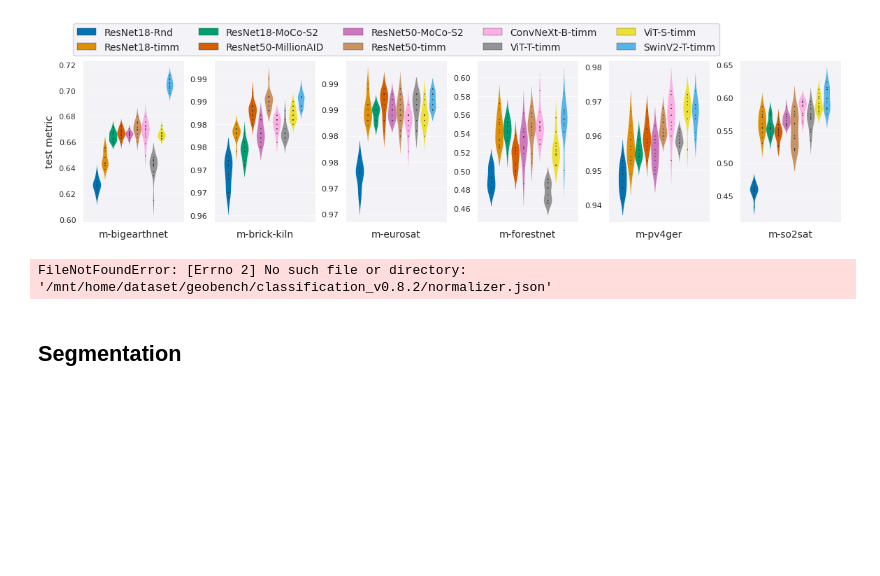
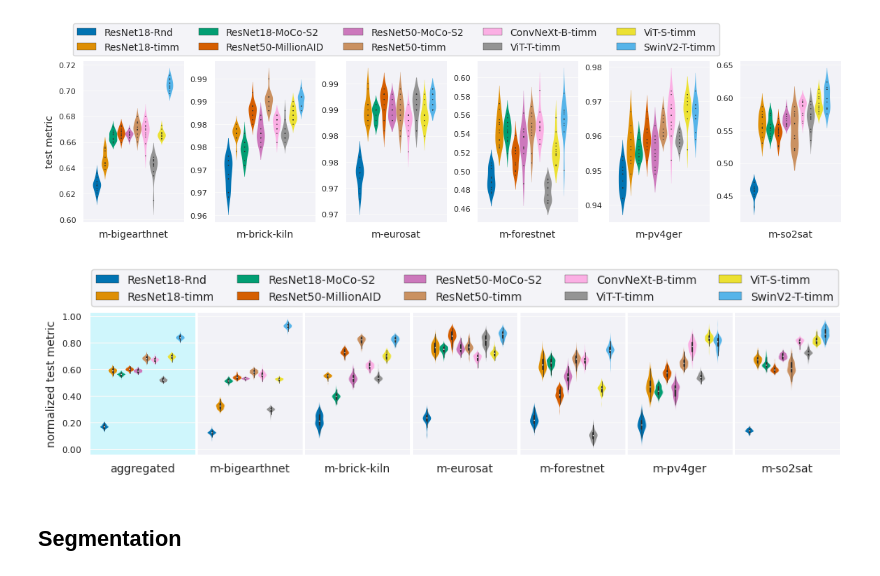
Before and after one commit to ServiceNow/geo-bench, a Jupyter notebook: geobench/baseline_results.ipynb, the cells around one changed output. Drawn from its saved outputs; the diff is of its cells as text; code cells hidden in the pictures; blank space fills up the shorter version.

```diff
--- a/geobench/baseline_results.ipynb
+++ b/geobench/baseline_results.ipynb
@@ -23,9 +32,10 @@ plot_tools.plot_per_dataset(df, model_order, model_colors=model_colors, metric="
 # %% [output]
 [figure]
 # %%
-plot_tools.normalize_bootstrap_and_plot(df, metric="test metric",benchmark_name="classification_v0.8.2", model_order=model_order, model_colors=model_colors, fig_size=(12,2.3))
+
+plot_tools.normalize_bootstrap_and_plot(df, metric="test metric",benchmark_name="classification_v0.9.1", model_order=model_order, model_colors=model_colors, fig_size=(12,2.3))
 # %% [output]
-FileNotFoundError: [Errno 2] No such file or directory: '/mnt/home/dataset/geobench/classification_v0.8.2/normalizer.json'
+[figure, added]
 # %% [markdown]
 ## Segmentation
 # %%
```
Also changed, not shown: parts of 2 cells of this notebook, 1 other file.
